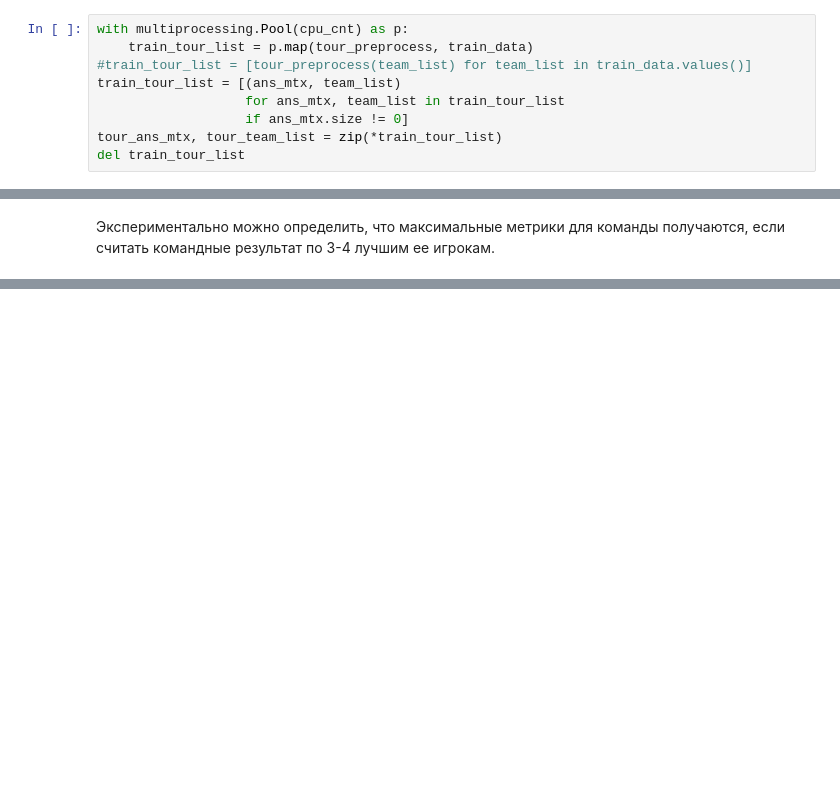
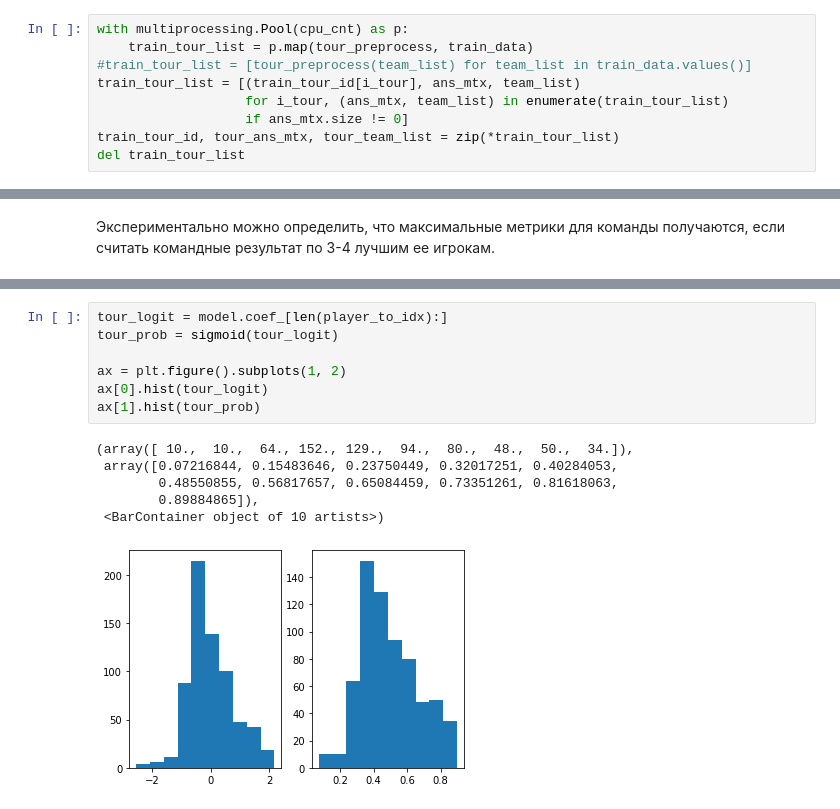
Before and after one commit to LenaSo/AdvancedML_MADE2, a Jupyter notebook: hw2_chgk/hw2_solve.ipynb, the cells around one changed output, grey strips where cells are left out. Cells and saved outputs as stored; diff of their text form; blank space fills up the shorter version.

```diff
--- a/hw2_chgk/hw2_solve.ipynb
+++ b/hw2_chgk/hw2_solve.ipynb
@@ -84,10 +81,10 @@ def tour_preprocess(team_list):
 with multiprocessing.Pool(cpu_cnt) as p:
     train_tour_list = p.map(tour_preprocess, train_data)
 #train_tour_list = [tour_preprocess(team_list) for team_list in train_data.values()]
-train_tour_list = [(ans_mtx, team_list)
-                   for ans_mtx, team_list in train_tour_list
+train_tour_list = [(train_tour_id[i_tour], ans_mtx, team_list)
+                   for i_tour, (ans_mtx, team_list) in enumerate(train_tour_list)
                    if ans_mtx.size != 0]
-tour_ans_mtx, tour_team_list = zip(*train_tour_list)
+train_tour_id, tour_ans_mtx, tour_team_list = zip(*train_tour_list)
 del train_tour_list
 # %% [markdown]
 Подобьем статистику по тренировачным данным.
@@ -678,0 +680,14 @@ test:   (0.8021459065585256, 0.6456093721027387)
+# %%
+tour_logit = model.coef_[len(player_to_idx):]
+tour_prob = sigmoid(tour_logit)
+
+ax = plt.figure().subplots(1, 2)
+ax[0].hist(tour_logit)
+ax[1].hist(tour_prob)
+# %% [output]
+(array([ 10.,  10.,  64., 152., 129.,  94.,  80.,  48.,  50.,  34.]),
+ array([0.07216844, 0.15483646, 0.23750449, 0.32017251, 0.40284053,
+        0.48550855, 0.56817657, 0.65084459, 0.73351261, 0.81618063,
+        0.89884865]),
+ <BarContainer object of 10 artists>)
+[figure, added]
```
Also changed, not shown: parts of 10 cells of this notebook.
